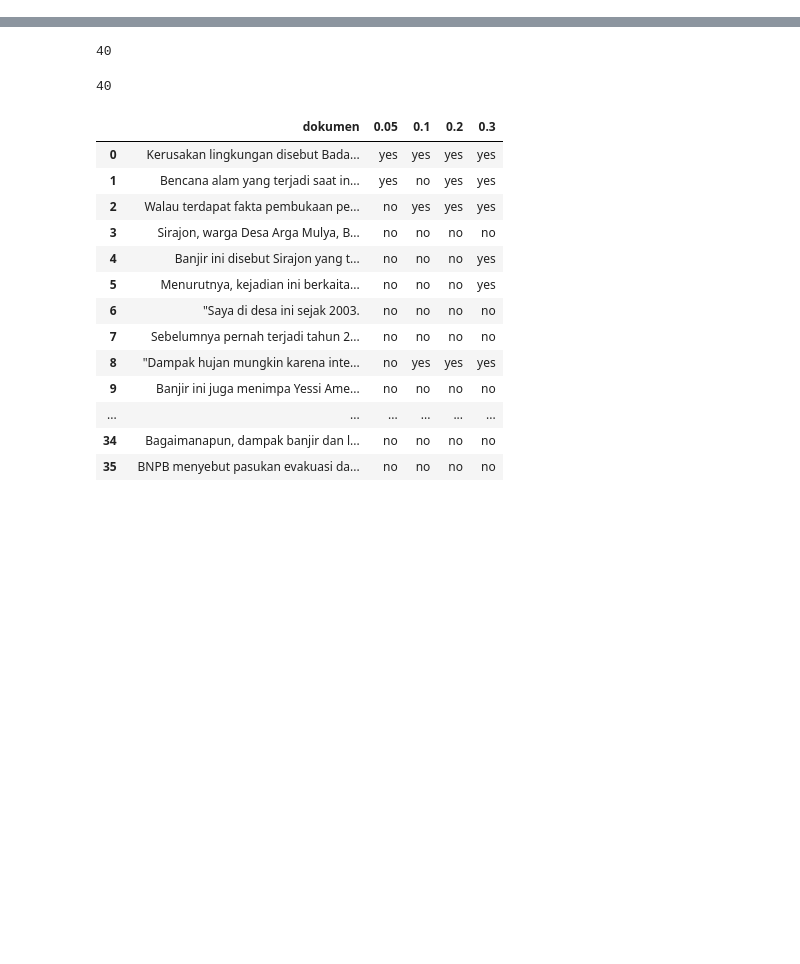
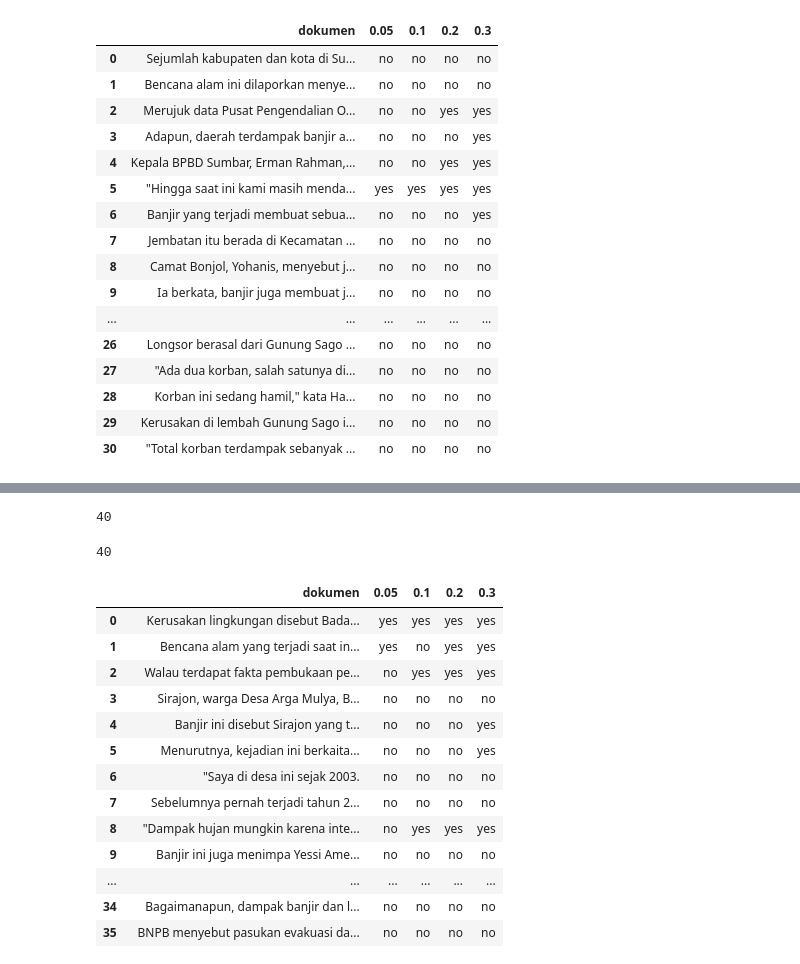
Before and after one commit to dahliahadfury/automaticsummarize, a Jupyter notebook: peringkasan BM25/evaluasi.ipynb, the cells around one changed output, grey strips where cells are left out. Cells and saved outputs as stored; diff of their text form; code cells hidden in the pictures; blank space fills up the shorter version.

```diff
--- a/peringkasan BM25/evaluasi.ipynb
+++ b/peringkasan BM25/evaluasi.ipynb
@@ -25,0 +47,20 @@ hasil_pakar_dok10= pd.read_csv("hasil pakar/csv/dokumen 10.csv")
+# %%
+hasil_sistem_dok4
+# %% [output]
+|  | dokumen | 0.05 | 0.1 | 0.2 | 0.3 |
+| 0 | Sejumlah kabupaten dan kota di Su... | no | no | no | no |
+| 1 | Bencana alam ini dilaporkan menye... | no | no | no | no |
+| 2 | Merujuk data Pusat Pengendalian O... | no | no | yes | yes |
+| 3 | Adapun, daerah terdampak banjir a... | no | no | no | yes |
+| 4 | Kepala BPBD Sumbar, Erman Rahman,... | no | no | yes | yes |
+| 5 | "Hingga saat ini kami masih menda... | yes | yes | yes | yes |
+| 6 | Banjir yang terjadi membuat sebua... | no | no | no | yes |
+| 7 | Jembatan itu berada di Kecamatan ... | no | no | no | no |
+| 8 | Camat Bonjol, Yohanis, menyebut j... | no | no | no | no |
+| 9 | Ia berkata, banjir juga membuat j... | no | no | no | no |
+| ... | ... | ... | ... | ... | ... |
+| 26 | Longsor berasal dari Gunung Sago ... | no | no | no | no |
+| 27 | "Ada dua korban, salah satunya di... | no | no | no | no |
+| 28 | Korban ini sedang hamil," kata Ha... | no | no | no | no |
+| 29 | Kerusakan di lembah Gunung Sago i... | no | no | no | no |
+| 30 | "Total korban terdampak sebanyak ... | no | no | no | no |
```
Also changed, not shown: parts of 2 cells of this notebook, 12 other files.
